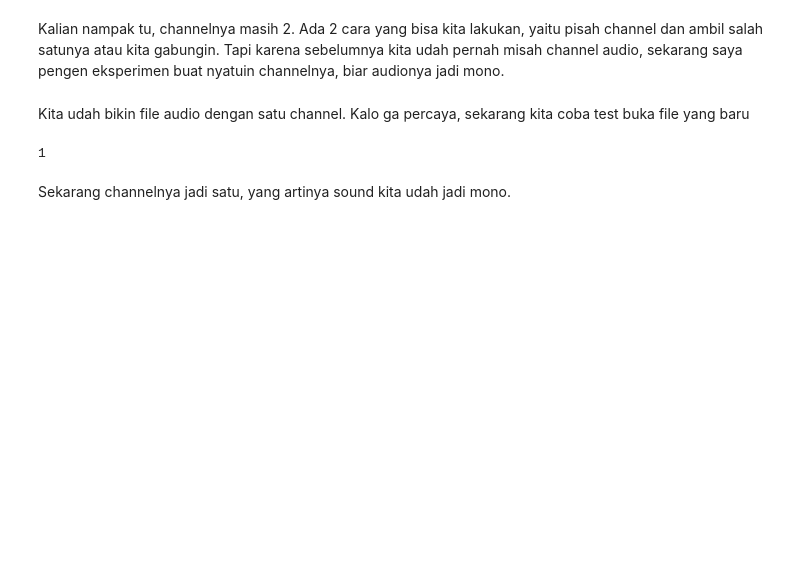
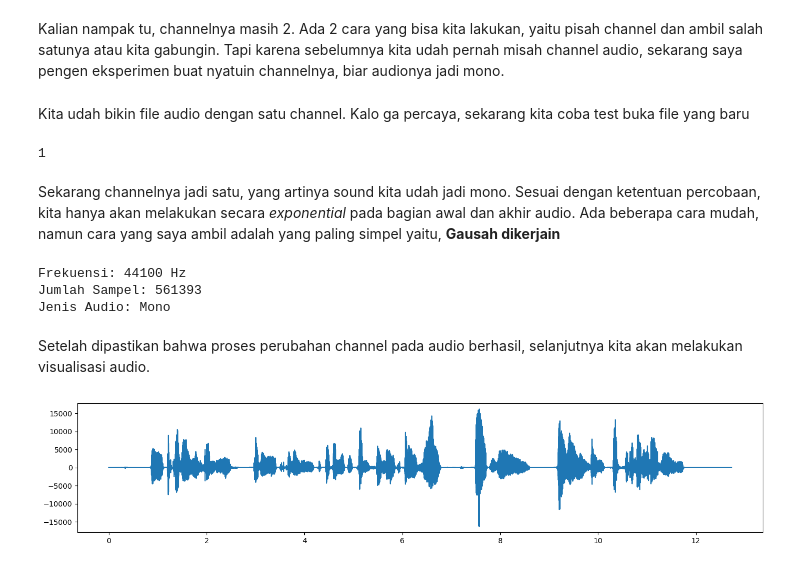
Before and after one commit to Bagusardin/if4021, a Jupyter notebook: 120140176_ho2.ipynb, the cells around one changed output. Drawn from its saved outputs; the diff is of its cells as text; code cells hidden in the pictures; blank space fills up the shorter version.

```diff
--- a/120140176_ho2.ipynb
+++ b/120140176_ho2.ipynb
@@ -29,7 +29,7 @@ import wave
 import numpy as np
 import matplotlib.pyplot as plt
 # %%
-parent_path = 'data_ho_2'
+parent_path = 'datasets_ho2'
 datasets = []
 for i in os.listdir(parent_path):
     datasets.append(
@@ -81,9 +85,33 @@ Kita udah bikin file audio dengan satu channel. Kalo ga percaya, sekarang kita c
 # %%
 with wave.open(output_path, 'r') as mono_wav:
     audio = mono_wav.getparams()
+    audio_content = mono_wav.readframes(audio.nframes)
 
 print(audio.nchannels)
 # %% [output]
 1
-# %% [markdown]
-Sekarang channelnya jadi satu, yang artinya sound kita udah jadi mono.
+# %% [markdown]
+Sekarang channelnya jadi satu, yang artinya sound kita udah jadi mono. Sesuai dengan ketentuan percobaan, kita hanya akan melakukan secara _exponential_ pada bagian awal dan akhir audio. Ada beberapa cara mudah, namun cara yang saya ambil adalah yang paling simpel yaitu, **Gausah dikerjain**
+# %%
+# Periksa dulu audio yang sudah kita manipulasi sebelumnya, apakah ada perubahan selain dari jumlah channelnya.
+print(f"Frekuensi: {audio.framerate} Hz")
+print(f"Jumlah Sampel: {audio.nframes}")
+print(f"Jenis Audio: {'Stereo' if audio.nframes == 2 else 'Mono'}")
+# %% [output]
+Frekuensi: 44100 Hz
+Jumlah Sampel: 561393
+Jenis Audio: Mono
+# %% [markdown]
+Setelah dipastikan bahwa proses perubahan channel pada audio berhasil, selanjutnya kita akan melakukan visualisasi audio.
+# %%
+time_axis = np.linspace(0, audio.nframes/audio.framerate, audio.nframes)
+# %%
+plt.figure(figsize=(14, 3))
+plt.plot(
+    time_axis,
+    np.frombuffer(audio_content, dtype=np.int16)
+    )
+plt.tight_layout()
+plt.show()
+# %% [output]
+[figure, added]
```
Also changed, not shown: parts of 12 cells of this notebook, 1 other file.
